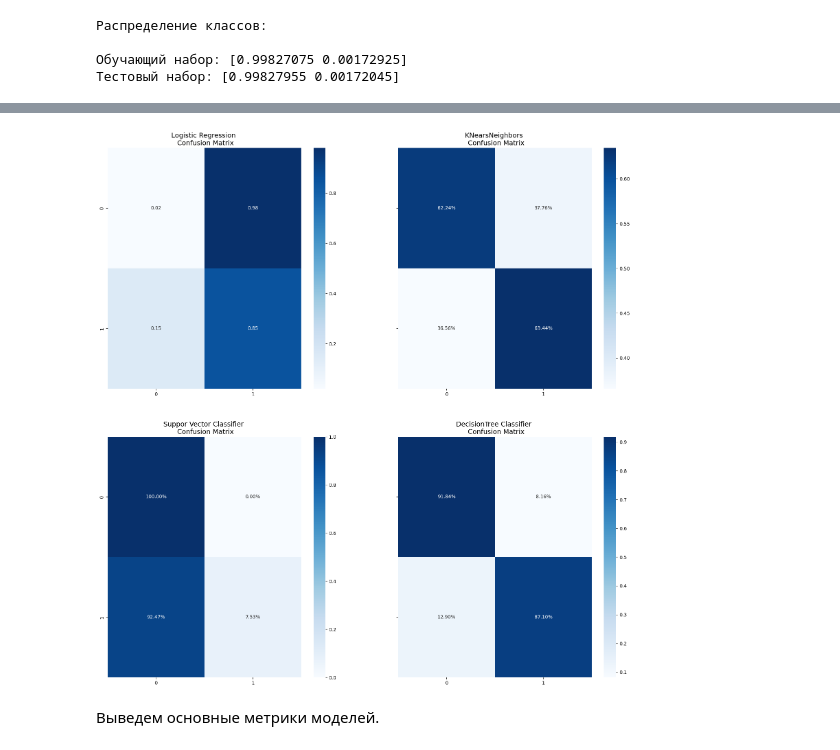
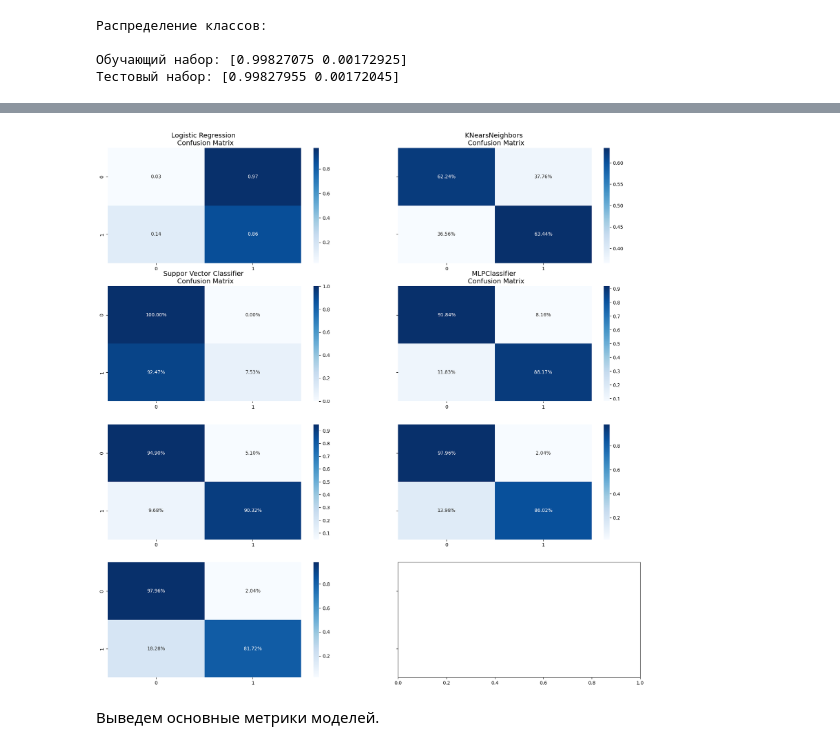
Before and after one commit to Rangulov/PhMathInfo, a Jupyter notebook: ФМИ_Disbalanced_dataset_Part_2.ipynb, the cells around one changed output, grey strips where cells are left out. Saved outputs shown, nothing was run; the diff lists cells and outputs as text; code cells hidden in the pictures.

```diff
--- a/ФМИ_Disbalanced_dataset_Part_2.ipynb
+++ b/ФМИ_Disbalanced_dataset_Part_2.ipynb
@@ -302,7 +306,7 @@ svc_params=[
             {'C': x,'kernel': ['poly'],'gamma': y,'degree': z}
            ]
 grid_svc=RandomizedSearchCV(estimator = SVC(),
-                        param_grid = svc_params,
+                        param_distributions = svc_params,
                         scoring='accuracy',
                         cv=3,
                         n_jobs=-1)
@@ -512,6 +615,6 @@ def plot_learning_curves(estimator1, estimator2, estimator3, estimator4, X, y, y
     return plt
 # %%
 cv = ShuffleSplit(n_splits=100, test_size=0.2, random_state=42)
-plot_learning_curves(log_reg, knears_neighbors, svc, tree_clf, X_train, y_train)
+plot_learning_curves(log_reg, knears_neighbors, svc, tree_clf, gbc_clf, RFC_clf, MLP_clf, X_train, y_train)
 # %% [output]
 <module 'matplotlib.pyplot' from '/usr/local/lib/python3.12/dist-packages/matplotlib/pyplot.py'>
@@ -518,0 +678,3 @@ plot_learning_curves(log_reg, knears_neighbors, svc, tree_clf, X_train, y_train)
+# %%
+cv = ShuffleSplit(n_splits=100, test_size=0.2, random_state=42)
+plot_learning_curves(log_reg, knears_neighbors, svc, tree_clf, gbc_clf, RFC_clf, MLP_clf, X_train, y_train)
@@ -738,9 +931,9 @@ Logistic Regression Cross Validation Score: 98.78%
 # %%
 labels = ['Non Fraud', 'Fraud']
 
-best_est = SMOTE_KN.best_estimator_
-smote_prediction = best_est.predict(original_Xtest)
-print(classification_report(original_ytest, smote_prediction, target_names=labels))
+best_est = ADASYN_KN.best_estimator_
+ADASYN_prediction = best_est.predict(original_Xtest)
+print(classification_report(original_ytest, ADASYN_prediction, target_names=labels))
 # %% [output]
               precision    recall  f1-score   support
 
@@ -773,41 +966,67 @@ y_pred_log_reg = best_est.predict(X_test)
 y_pred_knear = knears_neighbors.predict(X_test)
 y_pred_svc = svc.predict(X_test)
 y_pred_tree = tree_clf.predict(X_test)
+y_pred_gbc = gbc_clf.predict(X_test)
+y_pred_RFC = RFC_clf.predict(X_test)
+y_pred_MLP = MLP_clf.predict(X_test)
 
 
 log_reg_cf = confusion_matrix(y_test, y_pred_log_reg, normalize='true')
 kneighbors_cf = confusion_matrix(y_test, y_pred_knear, normalize='true')
 svc_cf = confusion_matrix(y_test, y_pred_svc, normalize='true')
 tree_cf = confusion_matrix(y_test, y_pred_tree, normalize='true')
+gbc_cf = confusion_matrix(y_test, y_pred_gbc, normalize='true')
+RFC_cf = confusion_matrix(y_test, y_pred_RFC, normalize='true')
+MLP_cf = confusion_matrix(y_test, y_pred_MLP, normalize='true')
 
-fig,  ((ax1, ax2), (ax3, ax4)) = plt.subplots(2, 2,figsize=(20,20), sharey=True)
+fig,  ((ax1, ax2), (ax3, ax4),(ax5, ax6),(ax7, ax8)) = plt.subplots(4, 2,figsize=(20,20), sharey=True)
 # Построим матрицы ошибок
 sns.heatmap(ax=ax1, data=log_reg_cf, annot=True, fmt='.2f', cmap='Blues')
 ax1.set_title("Logistic Regression \n Confusion Matrix", fontsize=14)
 
 
 
 #
 sns.heatmap(ax=ax2,data=kneighbors_cf, annot=True, fmt='.2%', cmap='Blues')
 ax2.set_title("KNearsNeighbors \n Confusion Matrix", fontsize=14)
 
 
 #
 sns.heatmap(ax=ax3, data=svc_cf, annot=True,
             fmt='.2%', cmap='Blues')
 ax3.set_title("Suppor Vector Classifier \n Confusion Matrix", fontsize=14)
 
 
 
 #
 sns.heatmap(ax=ax4, data=tree_cf, annot=True,
             fmt='.2%', cmap='Blues')
 ax4.set_title("DecisionTree Classifier \n Confusion Matrix", fontsize=14)
 
 
+#
+sns.heatmap(ax=ax5, data=gbc_cf, annot=True,
+            fmt='.2%', cmap='Blues')
+ax4.set_title("GradientBoostingClassifier \n Confusion Matrix", fontsize=14)
+
+
+
+#
+sns.heatmap(ax=ax6, data=RFC_cf, annot=True,
+            fmt='.2%', cmap='Blues')
+ax4.set_title("RandomForestClassifier \n Confusion Matrix", fontsize=14)
+
+
+
+#
+sns.heatmap(ax=ax7, data=MLP_cf, annot=True,
+            fmt='.2%', cmap='Blues')
+ax4.set_title("MLPClassifier \n Confusion Matrix", fontsize=14)
+
+
 plt.show()
 # %% [output]
-[figure, old version]
+[figure, new version]
 # %% [markdown]
 Выведем основные метрики моделей.
 # %% [markdown]
```
Also changed, not shown: parts of 36 cells of this notebook.
